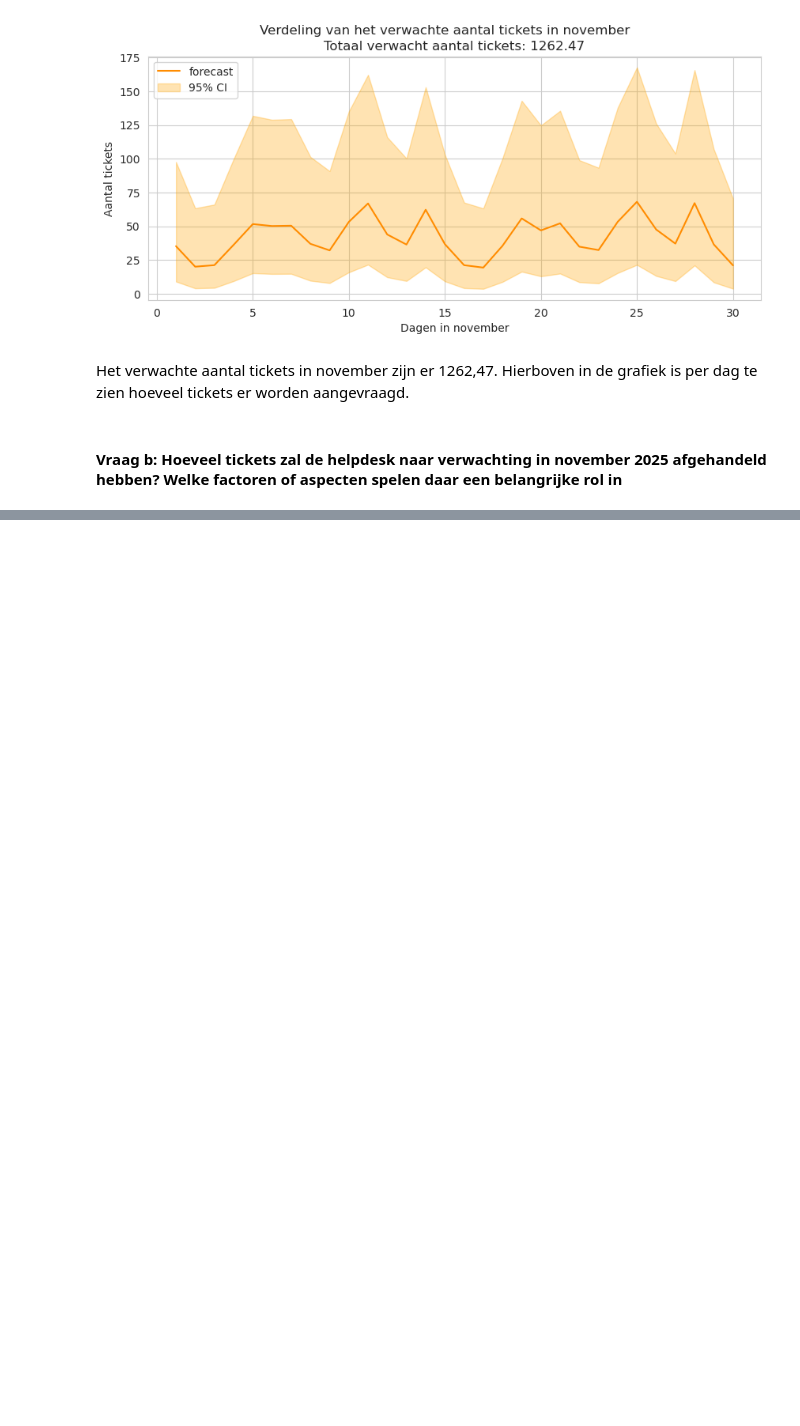
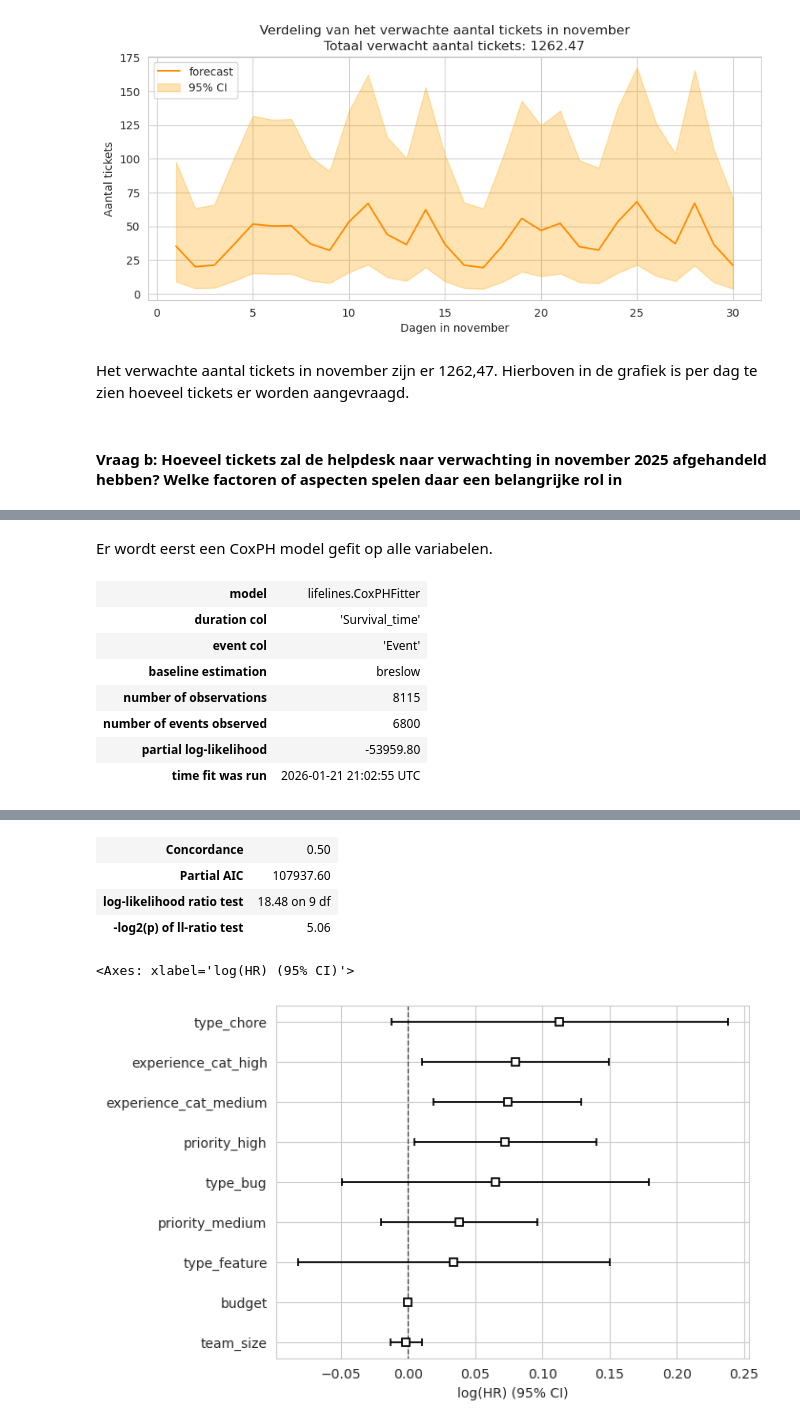
Before and after one commit to YaikavdK/Stat_practicum_1, a Jupyter notebook: Inleveren.ipynb, the cells around one changed output, grey strips where cells are left out. Drawn from its saved outputs; the diff is of its cells as text; code cells hidden in the pictures; blank space fills up the shorter version.

```diff
--- a/Inleveren.ipynb
+++ b/Inleveren.ipynb
@@ -580,0 +587,17 @@ Het verwachte aantal tickets in november zijn er 1262,47. Hierboven in de grafie
+# %%
+df_ibs = pd.DataFrame()
+
+df_ibs = pd.get_dummies(df, columns=['priority', 'experience_cat', 'type'], drop_first=False)
+df_ibs["Event"] = df["status"].map({'completed': 1, 'ongoing': 0, 'cancelled': 0})
+df_ibs['Censoring'] = df['status'] == 'cancelled'
+df_ibs['team_size'] = df['team_size']
+df_ibs['budget'] = df['budget']
+
+df_ibs["stop_date"] = df_ibs["end_date"]
+cutoff = df_ibs["start_date"].max()  # of een vaste datum, of df_ibs["start_date"].max()
+
+df_ibs.loc[df_ibs["stop_date"].isna(), "stop_date"] = cutoff
+df_ibs["Survival_time"] = (df_ibs["stop_date"] - df_ibs["start_date"]).dt.days
+
+
+df_ibs.head()
@@ -580,0 +611,17 @@ Het verwachte aantal tickets in november zijn er 1262,47. Hierboven in de grafie
+# %% [markdown]
+Er wordt eerst een CoxPH model gefit op alle variabelen.
+# %%
+cph = lifelines.CoxPHFitter()
+cph.fit(df_ibs, "Survival_time", "Event",
+        formula="team_size + budget + priority_high + priority_medium + experience_cat_medium + experience_cat_high + type_bug + type_chore + type_feature")
+cph.print_summary()
+cph.plot()
+# %% [output]
+| model | lifelines.CoxPHFitter |
+| duration col | 'Survival_time' |
+| event col | 'Event' |
+| baseline estimation | breslow |
+| number of observations | 8115 |
+| number of events observed | 6800 |
+| partial log-likelihood | -53959.80 |
+| time fit was run | 2026-01-21 21:02:55 UTC |
@@ -580,0 +638,6 @@ Het verwachte aantal tickets in november zijn er 1262,47. Hierboven in de grafie
+| Concordance | 0.50 |
+| Partial AIC | 107937.60 |
+| log-likelihood ratio test | 18.48 on 9 df |
+| -log2(p) of ll-ratio test | 5.06 |
+<Axes: xlabel='log(HR) (95% CI)'>
+[figure, added]
```
Also changed, not shown: parts of 9 cells of this notebook, 1 other file.
